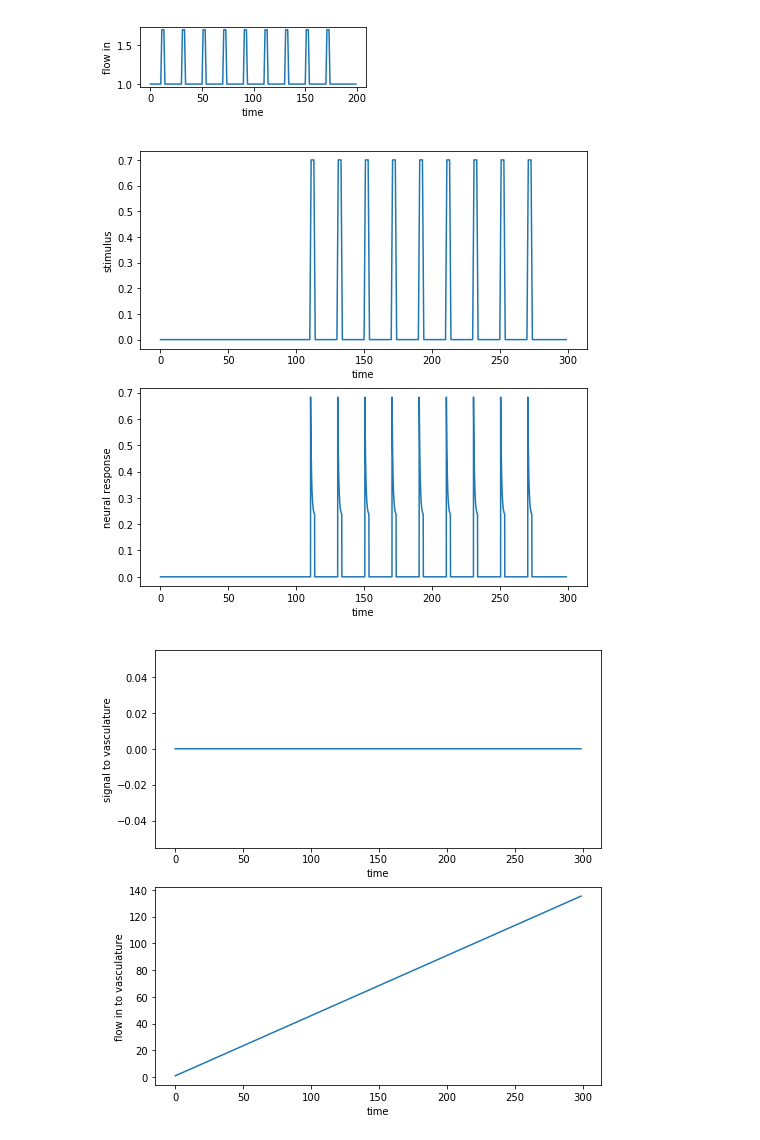
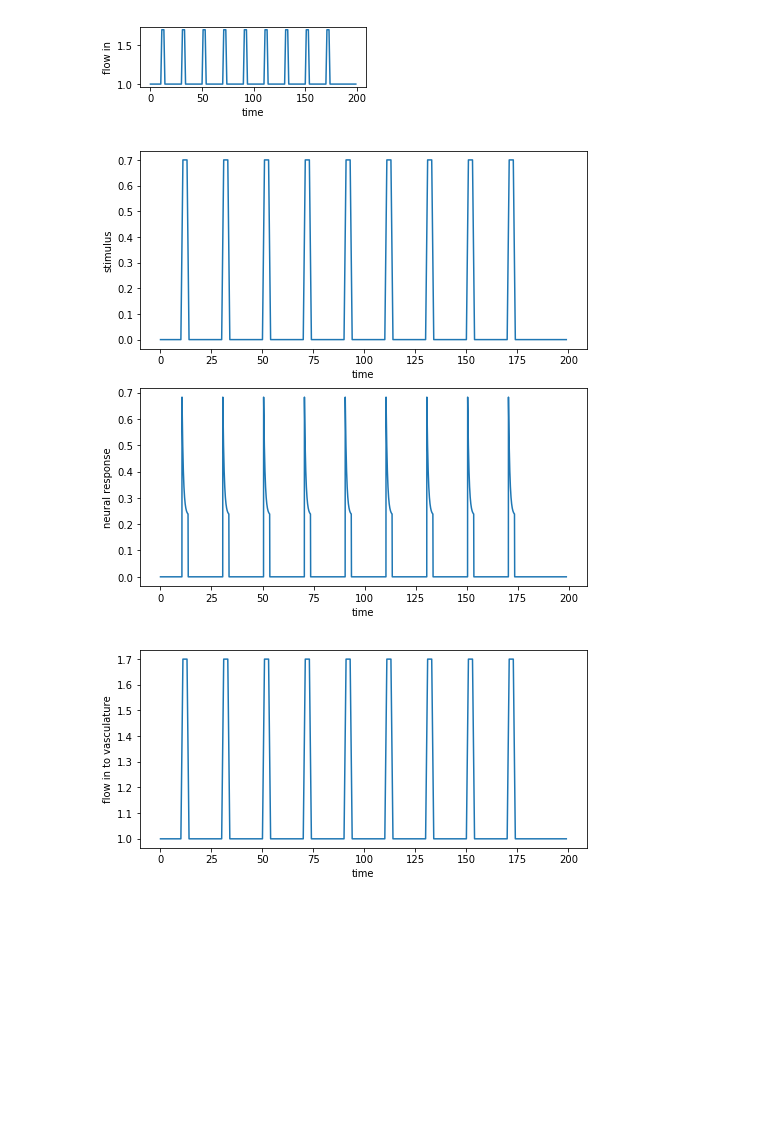
Before and after one commit to rmillin/balloon-model, a Jupyter notebook: BalloonModelTest.ipynb, the cells around one changed output. Drawn from its saved outputs; the diff is of its cells as text; code cells hidden in the pictures; blank space fills up the shorter version.

Commit message:
using set flow, not determined from neural activity

```diff
--- a/BalloonModelTest.ipynb
+++ b/BalloonModelTest.ipynb
@@ -265,11 +265,11 @@ timing = [deltat*i for i in range(len(protocol))] # time vector
 
 
 # neural to flow in
-tflowin, flowin, vascsignal = NeuraltoFlow(tneur,neur)
+# tflowin, flowin, vascsignal = NeuraltoFlow(tneur,neur)
 
 
 # flow in to BOLD
-t, resp, q, v = BalloonModel(tflowin,flowin,TE)
+t, resp, q, v = BalloonModel(timing,flowin,TE)
 # %%
 # plot it
 
@@ -290,48 +290,48 @@ ax2.set_ylabel('neural response')
 
 plt.show()
 
-
+# NEURAL TO FLOW IN PROGRESS, NOT YET WORKING
 
 # neurovascular signal and flow
 fig2 = plt.figure(1, figsize=(8,8))
 
-# Plot the signal to the vasculature
-ax1 = fig2.add_subplot(211)
-ax1.plot(tflowin, vascsignal)
-ax1.set_xlabel('time')
-ax1.set_ylabel('signal to vasculature')
+## Plot the signal to the vasculature
+#ax1 = fig2.add_subplot(211)
+#ax1.plot(tflowin, vascsignal)
+#ax1.set_xlabel('time')
+#ax1.set_ylabel('signal to vasculature')
 
 # Plot the neural response
 ax2 = fig2.add_subplot(212)
-ax2.plot(tflowin, flowin)
+ax2.plot(timing, flowin)
 ax2.set_xlabel('time')
 ax2.set_ylabel('flow in to vasculature')
 
 plt.show()
 
 # Balloon model plots
 fig3 = plt.figure(1, figsize=(8,8))
 
 # Plot dexoyhem conc as a function of time
 ax1 = fig3.add_subplot(311)
 ax1.plot(t, q)
 ax1.set_xlabel('time')
 ax1.set_ylabel('[deoxyhemoglobin]')
 
 # Plot volume as a function of time
 ax2 = fig3.add_subplot(312)
 ax2.plot(t, v)
 ax2.set_xlabel('time')
 ax2.set_ylabel('blood volume')
 
 # Plot BOLD as a function of time
 ax3 = fig3.add_subplot(313)
 ax3.plot(t, resp)
 ax3.set_xlabel('time')
 ax3.set_ylabel('BOLD')
 
 # plt.tight_layout()
 plt.show()
 # %% [output]
-[figure, old version]
+[figure, new version]
-[figure, old version]
+[figure, new version]
```
Also changed, not shown: parts of 1 cell of this notebook.
